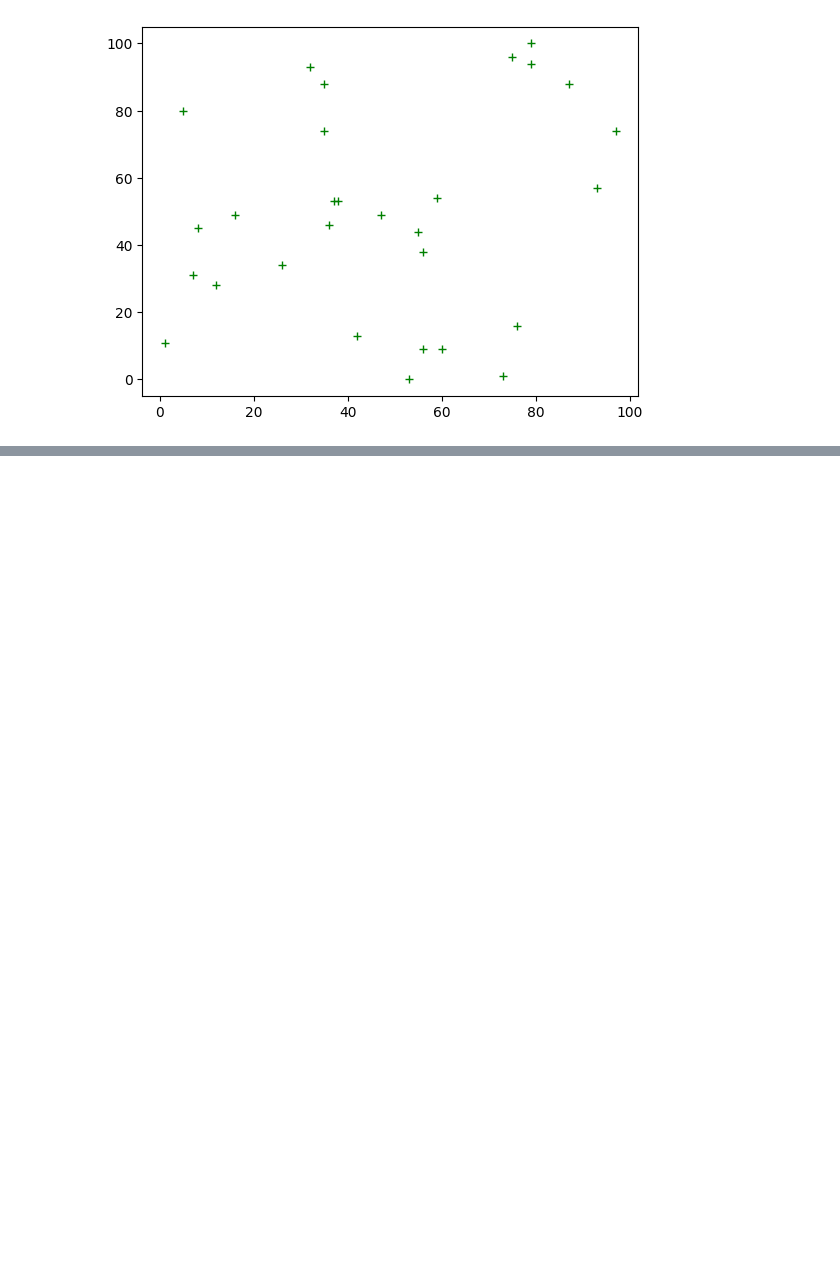
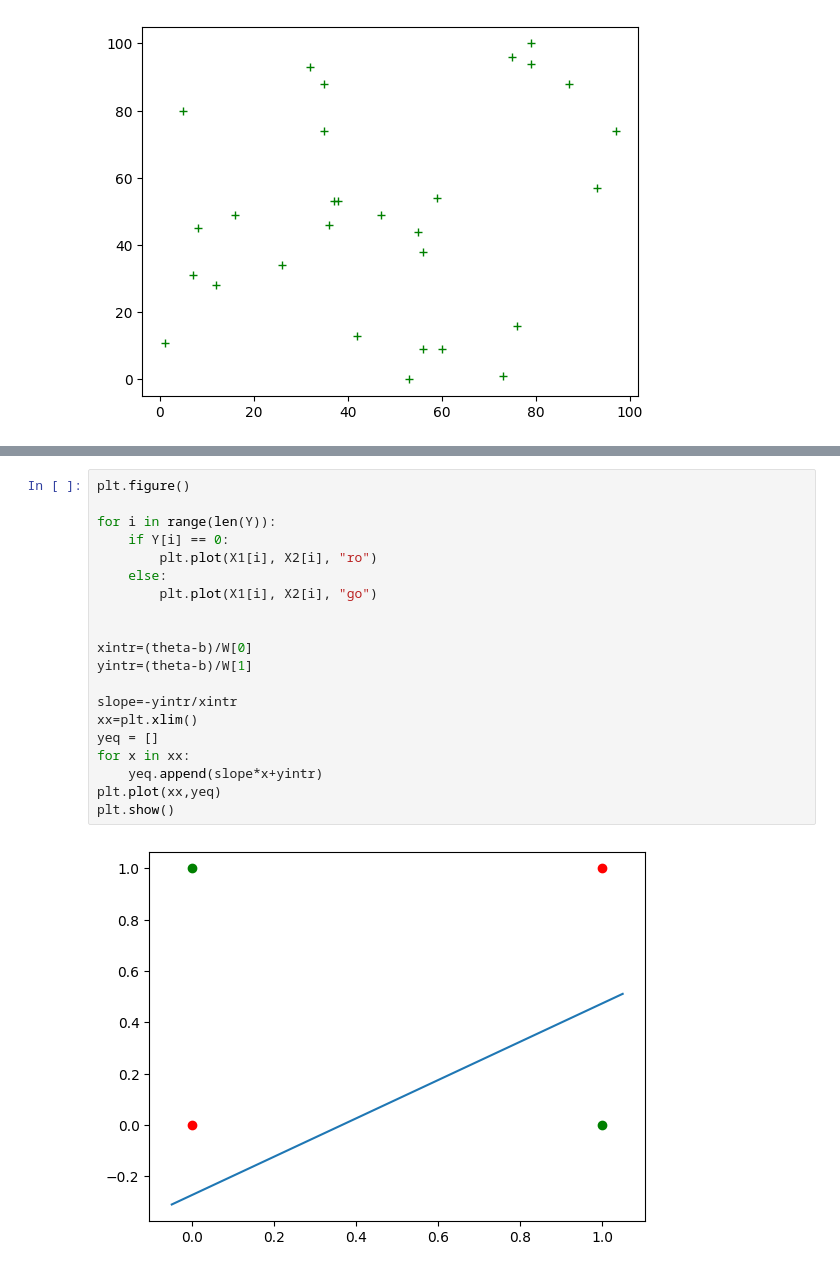
Before and after one commit to ACH1LL35/ML_Spring_23_24, a Jupyter notebook: Mid/cp1.ipynb, the cells around one changed output, grey strips where cells are left out. Drawn from its saved outputs; the diff is of its cells as text; blank space fills up the shorter version.

```diff
--- a/Mid/cp1.ipynb
+++ b/Mid/cp1.ipynb
@@ -217,0 +305,22 @@ for i in range(len(Y)):
+# %%
+plt.figure()
+
+for i in range(len(Y)):
+    if Y[i] == 0:
+        plt.plot(X1[i], X2[i], "ro")
+    else:
+        plt.plot(X1[i], X2[i], "go")
+
+
+xintr=(theta-b)/W[0]
+yintr=(theta-b)/W[1]
+
+slope=-yintr/xintr
+xx=plt.xlim()
+yeq = []
+for x in xx:
+    yeq.append(slope*x+yintr)
+plt.plot(xx,yeq)
+plt.show()
+# %% [output]
+[figure, added]
```
Also changed, not shown: parts of 9 cells of this notebook.
